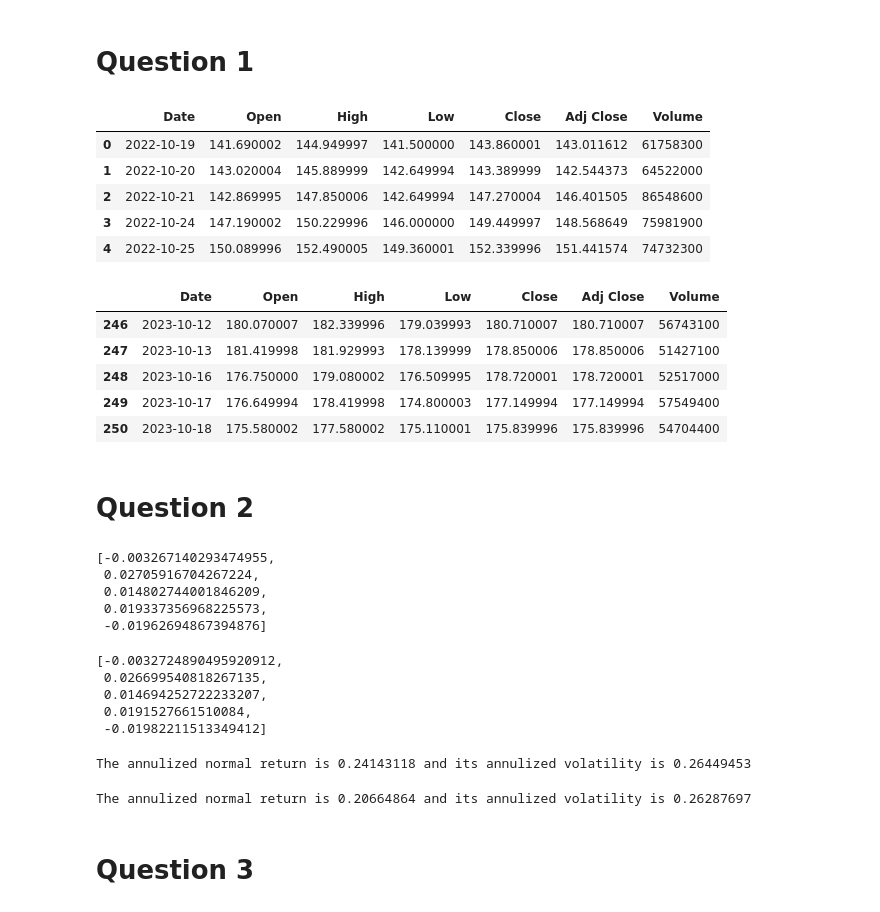
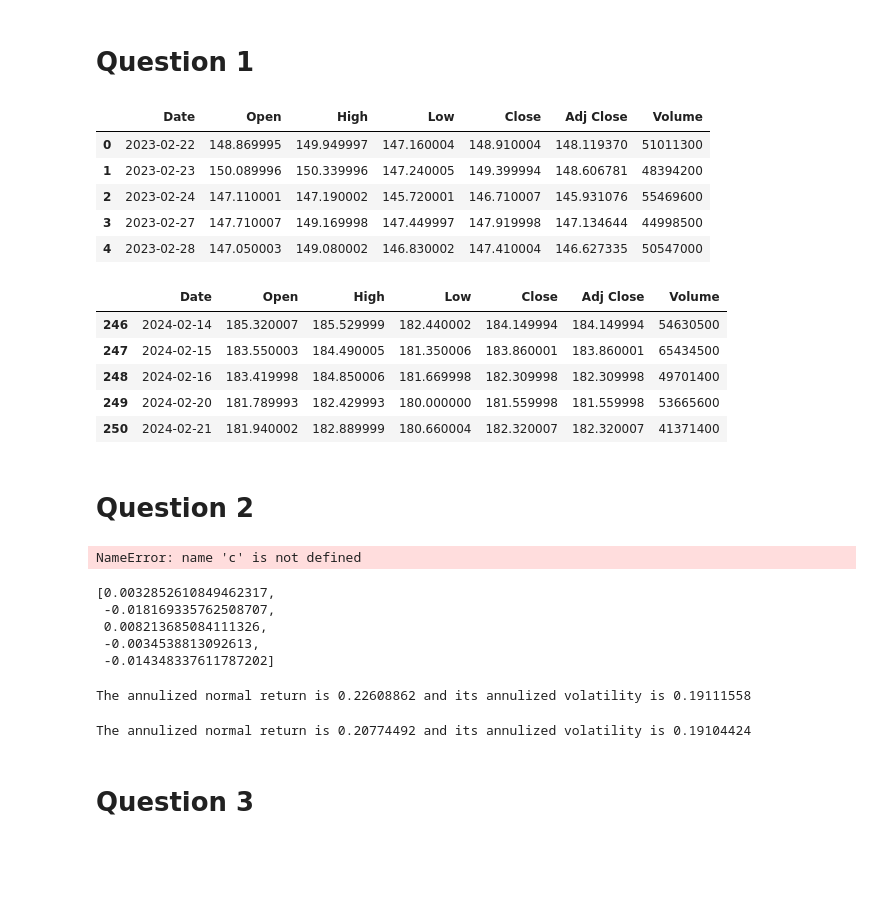
Before and after one commit to xxyyrain/CMF_25, a Jupyter notebook: Week 5/Week 5 seminar answer.ipynb, the cells around one changed output. Cells and saved outputs as stored; diff of their text form; code cells hidden in the pictures; blank space fills up the shorter version.

```diff
--- a/Week 5/Week 5 seminar answer.ipynb
+++ b/Week 5/Week 5 seminar answer.ipynb
@@ -2,24 +2,24 @@
 # Question 1
 # %%
 import pandas as pd
-df = pd.read_csv('AAPL.csv')
+df = pd.read_csv('C:/Users/yueya/OneDrive - University of Westminster/2023-24/CMF2/AAPL.csv')
 df.head()
 # %% [output]
 |  | Date | Open | High | Low | Close | Adj Close | Volume |
-| 0 | 2022-10-19 | 141.690002 | 144.949997 | 141.500000 | 143.860001 | 143.011612 | 61758300 |
-| 1 | 2022-10-20 | 143.020004 | 145.889999 | 142.649994 | 143.389999 | 142.544373 | 64522000 |
-| 2 | 2022-10-21 | 142.869995 | 147.850006 | 142.649994 | 147.270004 | 146.401505 | 86548600 |
-| 3 | 2022-10-24 | 147.190002 | 150.229996 | 146.000000 | 149.449997 | 148.568649 | 75981900 |
-| 4 | 2022-10-25 | 150.089996 | 152.490005 | 149.360001 | 152.339996 | 151.441574 | 74732300 |
+| 0 | 2023-02-22 | 148.869995 | 149.949997 | 147.160004 | 148.910004 | 148.119370 | 51011300 |
+| 1 | 2023-02-23 | 150.089996 | 150.339996 | 147.240005 | 149.399994 | 148.606781 | 48394200 |
+| 2 | 2023-02-24 | 147.110001 | 147.190002 | 145.720001 | 146.710007 | 145.931076 | 55469600 |
+| 3 | 2023-02-27 | 147.710007 | 149.169998 | 147.449997 | 147.919998 | 147.134644 | 44998500 |
+| 4 | 2023-02-28 | 147.050003 | 149.080002 | 146.830002 | 147.410004 | 146.627335 | 50547000 |
 # %%
 df.tail()
 # %% [output]
 |  | Date | Open | High | Low | Close | Adj Close | Volume |
-| 246 | 2023-10-12 | 180.070007 | 182.339996 | 179.039993 | 180.710007 | 180.710007 | 56743100 |
-| 247 | 2023-10-13 | 181.419998 | 181.929993 | 178.139999 | 178.850006 | 178.850006 | 51427100 |
-| 248 | 2023-10-16 | 176.750000 | 179.080002 | 176.509995 | 178.720001 | 178.720001 | 52517000 |
-| 249 | 2023-10-17 | 176.649994 | 178.419998 | 174.800003 | 177.149994 | 177.149994 | 57549400 |
-| 250 | 2023-10-18 | 175.580002 | 177.580002 | 175.110001 | 175.839996 | 175.839996 | 54704400 |
+| 246 | 2024-02-14 | 185.320007 | 185.529999 | 182.440002 | 184.149994 | 184.149994 | 54630500 |
+| 247 | 2024-02-15 | 183.550003 | 184.490005 | 181.350006 | 183.860001 | 183.860001 | 65434500 |
+| 248 | 2024-02-16 | 183.419998 | 184.850006 | 181.669998 | 182.309998 | 182.309998 | 49701400 |
+| 249 | 2024-02-20 | 181.789993 | 182.429993 | 180.000000 | 181.559998 | 181.559998 | 53665600 |
+| 250 | 2024-02-21 | 181.940002 | 182.889999 | 180.660004 | 182.320007 | 182.320007 | 41371400 |
 # %% [markdown]
 # Question 2
 # %%
@@ -32,11 +32,7 @@ for i in range(0,len(df)-1):
     normal_return.append(x)
 c[:5]
 # %% [output]
-[-0.003267140293474955,
- 0.02705916704267224,
- 0.014802744001846209,
- 0.019337356968225573,
- -0.01962694867394876]
+NameError: name 'c' is not defined
 # %%
 log_return = []
 for i in range(0,len(df)-1):
@@ -46,11 +42,11 @@ for i in range(0,len(df)-1):
     log_return.append(y)
 log_return[:5]
 # %% [output]
-[-0.0032724890495920912,
- 0.026699540818267135,
- 0.014694252722233207,
- 0.0191527661510084,
- -0.01982211513349412]
+[0.0032852610849462317,
+ -0.018169335762508707,
+ 0.008213685084111326,
+ -0.0034538813092613,
+ -0.014348337611787202]
 # %%
 #Changing the list variable to numpy array:
 normal_return=np.array(normal_return)
@@ -59,7 +55,7 @@ mean_nr = normal_return.mean() * len(normal_return)
 sd_nr = normal_return.std() * (len(normal_return) ** 0.5)
 print('The annulized normal return is %.8f and its annulized volatility is %.8f' % (mean_nr,sd_nr))
 # %% [output]
-The annulized normal return is 0.24143118 and its annulized volatility is 0.26449453
+The annulized normal return is 0.22608862 and its annulized volatility is 0.19111558
 # %%
 #Changing the list variable to numpy array:
 log_return=np.array(log_return)
@@ -68,7 +64,7 @@ mean_logr = log_return.mean() * len(log_return)
 sd_logr = log_return.std() * (len(log_return) ** 0.5)
 print('The annulized normal return is %.8f and its annulized volatility is %.8f' % (mean_logr,sd_logr))
 # %% [output]
-The annulized normal return is 0.20664864 and its annulized volatility is 0.26287697
+The annulized normal return is 0.20774492 and its annulized volatility is 0.19104424
 # %% [markdown]
 # Question 3
 # %%
```
Also changed, not shown: parts of 5 cells of this notebook, 1 other file.
